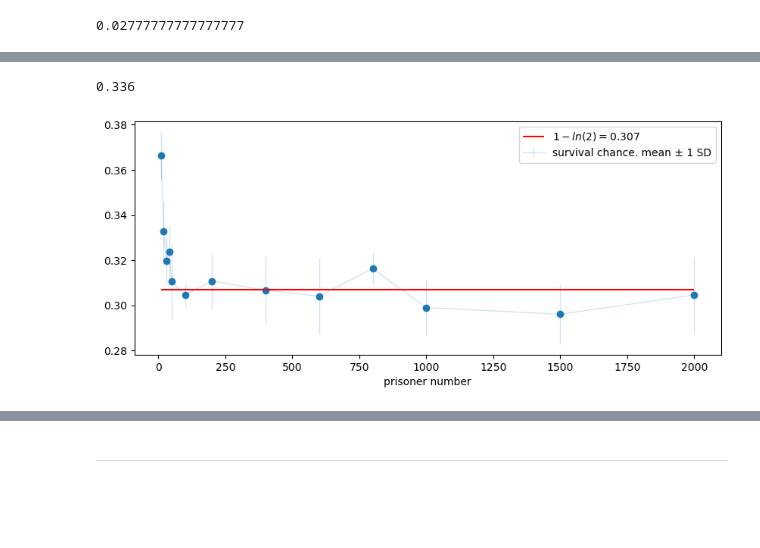
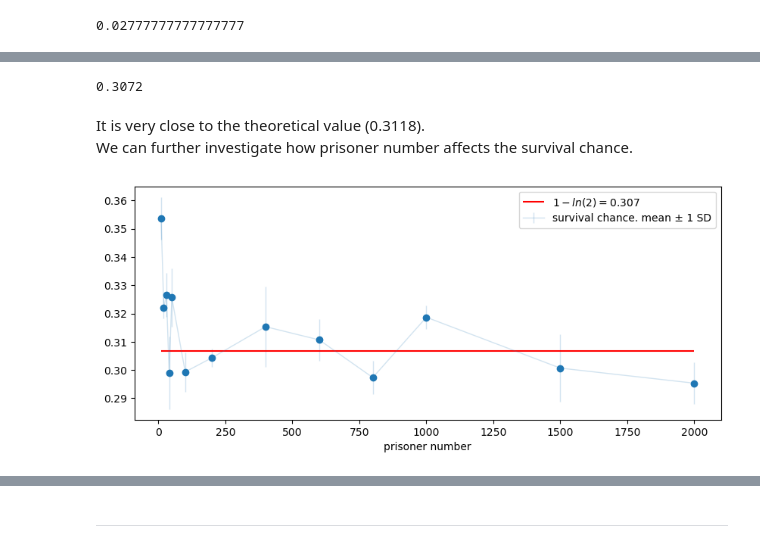
Before and after one commit to zhangys11/mc, a Jupyter notebook: demo.ipynb, the cells around one changed output, grey strips where cells are left out. Cells and saved outputs as stored; diff of their text form; code cells hidden in the pictures; blank space fills up the shorter version.

```diff
--- a/demo.ipynb
+++ b/demo.ipynb
@@ -120,8 +135,11 @@ The “hundred-prisoner puzzle” or “the locker puzzle” was first addressed
 # %%
-prisoners(n = 100, N = 1000)
+experiments.prisoners(n = 100, N = 10000)
 # %% [output]
-0.336
+0.3072
+# %% [markdown]
+It is very close to the theoretical value (0.3118).
+We can further investigate how prisoner number affects the survival chance.
 # %%
-prisoners_limit(ns = [10, 20, 30, 40, 50, 100, 200, 400, 600, 800, 1000, 1500, 2000], repeat = 10, SD = 1) # there is still noticeable fluctuations. users may try much bigger N to get stable result, but beware the run time may explode.
+experiments.prisoners_limit(ns = [10, 20, 30, 40, 50, 100, 200, 400, 600, 800, 1000, 1500, 2000], repeat = 3, SD = 1) # there is still noticeable fluctuations. users may try much bigger N to get stable result, but beware the run time may explode.
 # %% [output]
-[figure, old version]
+[figure, new version]
```
Also changed, not shown: parts of 122 cells of this notebook, 4 other files.
